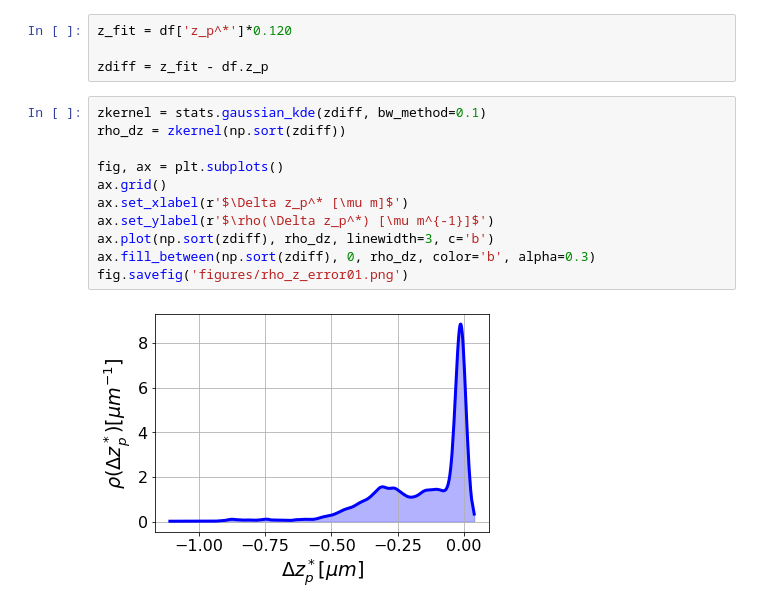
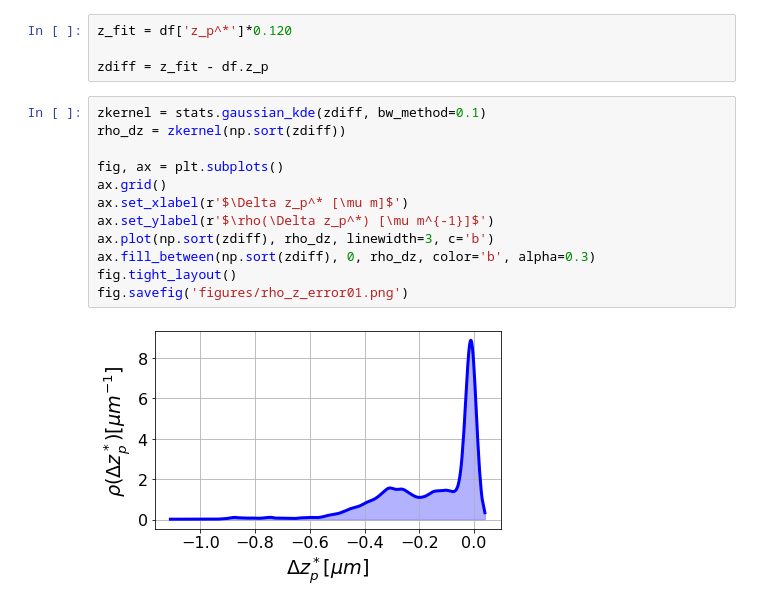
Before and after one commit to laltman2/Dimer_HVM, a Jupyter notebook: reviewer_supplements.ipynb, the cells around one changed output. Saved outputs shown, nothing was run; the diff lists cells and outputs as text.

Commit message:
tight layout figs

```diff
--- a/reviewer_supplements.ipynb
+++ b/reviewer_supplements.ipynb
@@ -48,16 +48,17 @@ zdiff = z_fit - df.z_p
 # %%
 zkernel = stats.gaussian_kde(zdiff, bw_method=0.1)
 rho_dz = zkernel(np.sort(zdiff))
 
 fig, ax = plt.subplots()
 ax.grid()
 ax.set_xlabel(r'$\Delta z_p^* [\mu m]$')
 ax.set_ylabel(r'$\rho(\Delta z_p^*) [\mu m^{-1}]$')
 ax.plot(np.sort(zdiff), rho_dz, linewidth=3, c='b')
 ax.fill_between(np.sort(zdiff), 0, rho_dz, color='b', alpha=0.3)
+fig.tight_layout()
 fig.savefig('figures/rho_z_error01.png')
 # %% [output]
-[figure, old version]
+[figure, new version]
 # %%
 fig, ax = plt.subplots()
 ax.scatter(2*a_p, n_p, color='lightgray', ec='k', s=150, label='Monomer')
```
Also changed, not shown: parts of 2 cells of this notebook, 3 other files.
